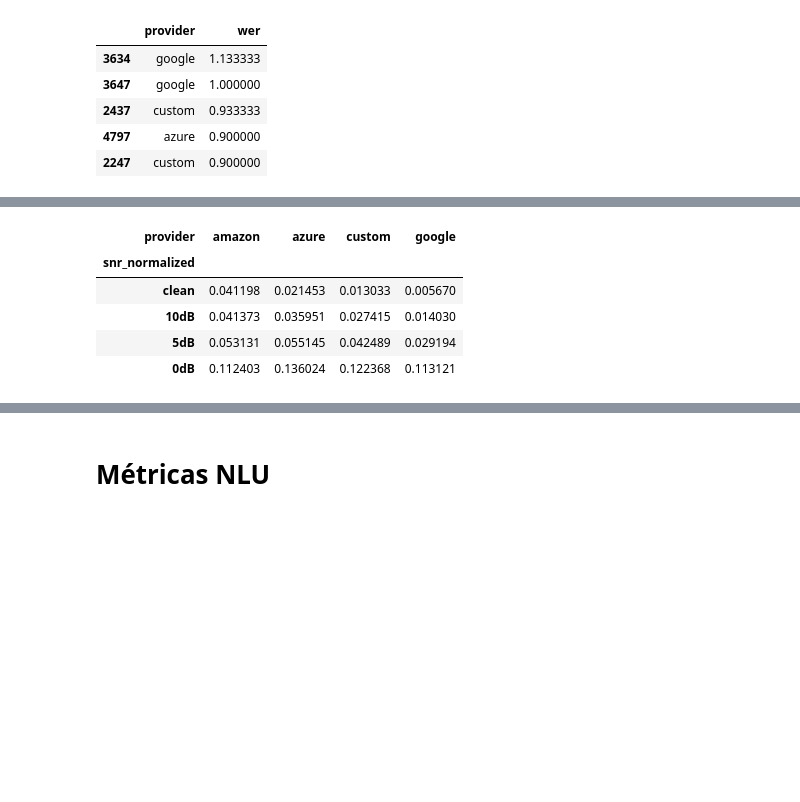
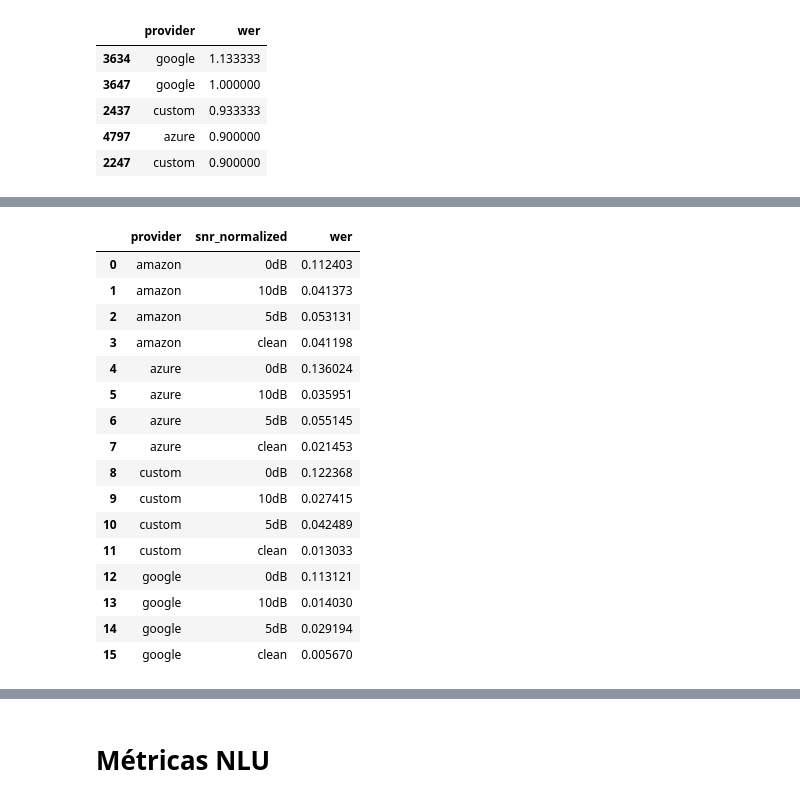
Before and after one commit to agomezb/ASR-Comparative, a Jupyter notebook: analisis.ipynb, the cells around one changed output, grey strips where cells are left out. Cells and saved outputs as stored; diff of their text form; code cells hidden in the pictures; blank space fills up the shorter version.

```diff
--- a/analisis.ipynb
+++ b/analisis.ipynb
@@ -197,75 +197,6 @@ wer_by_provider_snr = df_wer.groupby(['provider', 'snr_normalized'])['wer'].mean
 
 # Obtener lista de proveedores únicos
 providers = sorted(df_wer['provider'].unique())
-
-# Definir colores para cada proveedor
-colors = {
-    'google': '#4285F4',   # Azul Google
-    'azure': '#0078D4',    # Azul Azure
-    'amazon': '#FF9900',   # Naranja Amazon
-    'custom': '#34A853'    # Verde
-}
-
-# Crear el gráfico de líneas
-for provider in providers:
-    # Filtrar datos para este proveedor
-    provider_data = wer_by_provider_snr[wer_by_provider_snr['provider'] == provider]
-
-    # Crear un DataFrame con todos los niveles de SNR para asegurar continuidad
-    provider_full = pd.DataFrame({'snr_normalized': snr_order})
-    provider_full = provider_full.merge(provider_data, on='snr_normalized', how='left')
-
-    # Graficar la línea
-    plt.plot(provider_full['snr_normalized'],
-             provider_full['wer'],
-             marker='o',
-             linewidth=2.5,
-             markersize=8,
-             label=provider.capitalize(),
-             color=colors.get(provider, None),
-             linestyle='-')
-
-# Configurar el gráfico
-plt.xlabel('Nivel de Ruido (SNR)', fontsize=13, fontweight='bold')
-plt.ylabel('WER Promedio (Word Error Rate)', fontsize=13, fontweight='bold')
-plt.title(' WER por Nivel de Ruido y Proveedor ASR',
-          fontsize=15, fontweight='bold', pad=20)
-
-# Configurar leyenda
-plt.legend(title='Proveedor', fontsize=11, title_fontsize=12,
-           loc='best', framealpha=0.9)
-
-# Configurar grid
-plt.grid(True, alpha=0.3, linestyle='--')
-
-# Ajustar layout
-plt.tight_layout()
-plt.show()
-
-# Mostrar tabla de datos resumen
-print("\nWER Promedio por Proveedor y Nivel de SNR:")
-print("="*70)
-pivot_table = wer_by_provider_snr.pivot(index='snr_normalized',
-                                         columns='provider',
-                                         values='wer')
-# Reordenar las filas según snr_order
-pivot_table = pivot_table.reindex([snr for snr in snr_order if snr in pivot_table.index])
-display(pivot_table)
-
-# Mostrar estadísticas adicionales
-print("\n\nComparación de Degradación del WER:")
-for provider in providers:
-    provider_data = wer_by_provider_snr[wer_by_provider_snr['provider'] == provider]
-    provider_data = provider_data.set_index('snr_normalized').reindex(snr_order)
-
-    if 'clean' in provider_data.index and not pd.isna(provider_data.loc['clean', 'wer']):
-        clean_wer = provider_data.loc['clean', 'wer']
-        print(f"\n{provider.upper()}:")
-        print(f"  WER en condiciones limpias (clean): {clean_wer:.4f}")
-
-        if '0dB' in provider_data.index and not pd.isna(provider_data.loc['0dB', 'wer']):
-            worst_wer = provider_data.loc['0dB', 'wer']
-            degradation = ((worst_wer - clean_wer) / clean_wer) * 100
-            print(f"  WER en peor condición (0dB): {worst_wer:.4f}")
-            print(f"  Degradación: {degradation:.2f}%")
+print("Providers found:", providers)
+display(wer_by_provider_snr)
 # %% [output]
@@ -275,6 +204,17 @@ WER Promedio por Proveedor y Nivel de SNR:
-| provider | amazon | azure | custom | google |
-| snr_normalized |  |  |  |  |
-| clean | 0.041198 | 0.021453 | 0.013033 | 0.005670 |
-| 10dB | 0.041373 | 0.035951 | 0.027415 | 0.014030 |
-| 5dB | 0.053131 | 0.055145 | 0.042489 | 0.029194 |
-| 0dB | 0.112403 | 0.136024 | 0.122368 | 0.113121 |
+|  | provider | snr_normalized | wer |
+| 0 | amazon | 0dB | 0.112403 |
+| 1 | amazon | 10dB | 0.041373 |
+| 2 | amazon | 5dB | 0.053131 |
+| 3 | amazon | clean | 0.041198 |
+| 4 | azure | 0dB | 0.136024 |
+| 5 | azure | 10dB | 0.035951 |
+| 6 | azure | 5dB | 0.055145 |
+| 7 | azure | clean | 0.021453 |
+| 8 | custom | 0dB | 0.122368 |
+| 9 | custom | 10dB | 0.027415 |
+| 10 | custom | 5dB | 0.042489 |
+| 11 | custom | clean | 0.013033 |
+| 12 | google | 0dB | 0.113121 |
+| 13 | google | 10dB | 0.014030 |
+| 14 | google | 5dB | 0.029194 |
+| 15 | google | clean | 0.005670 |
```
Also changed, not shown: parts of 2 cells of this notebook.
